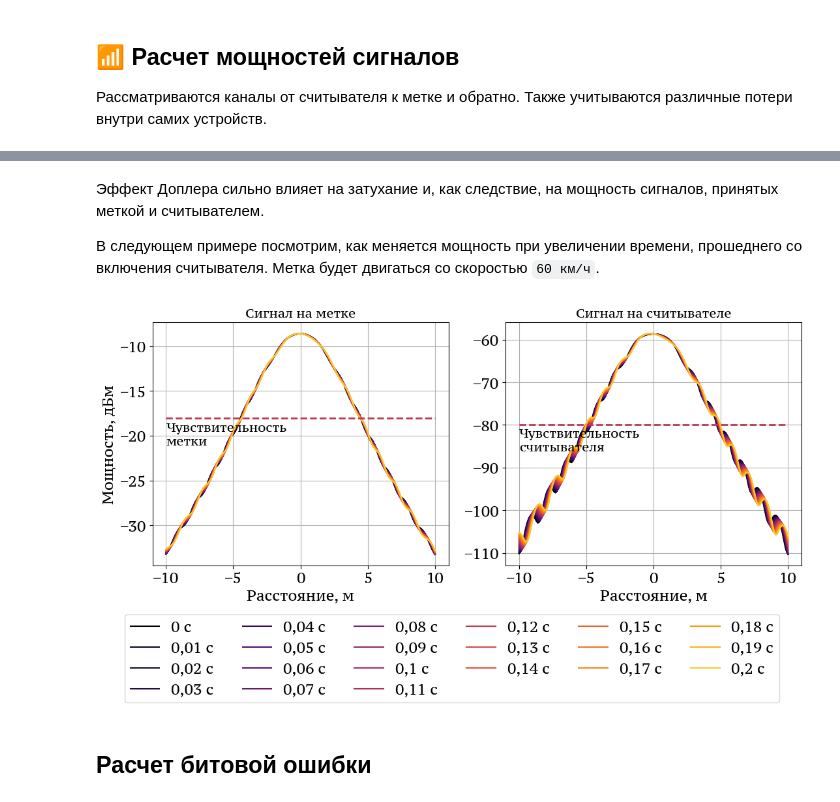
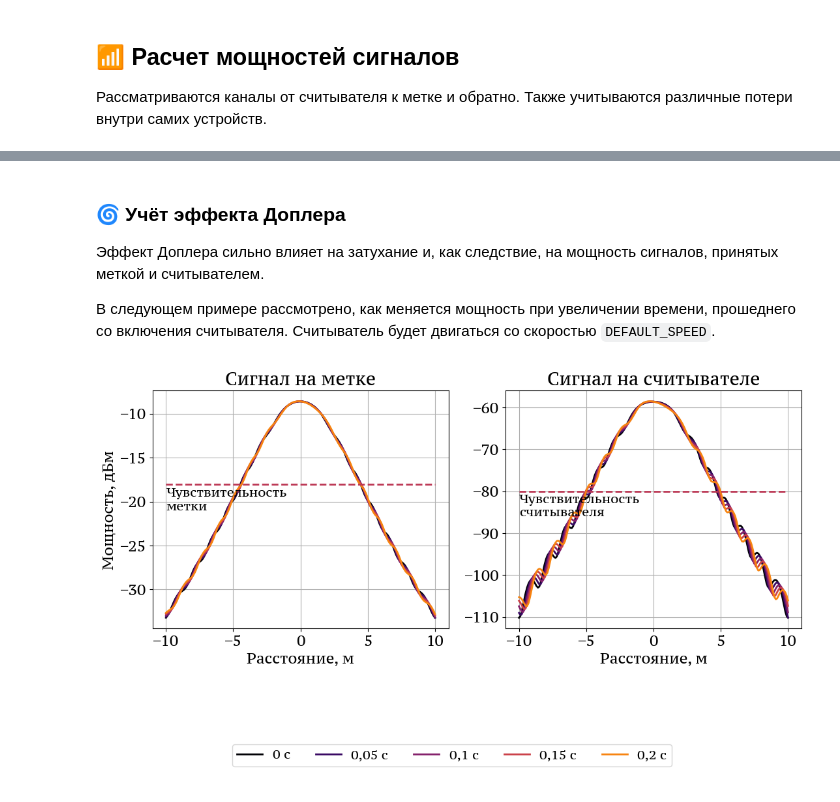
Before and after one commit to VilmenAbramian/simulation, a Jupyter notebook: pysim/experiments/channel.ipynb, the cells around one changed output, grey strips where cells are left out. Drawn from its saved outputs; the diff is of its cells as text; code cells hidden in the pictures.

```diff
--- a/pysim/experiments/channel.ipynb
+++ b/pysim/experiments/channel.ipynb
@@ -34,3 +41,5 @@ setup_matplotlib()
+# %%
+DIRECTORY = 'channel'
 # %% [markdown]
 ### 🌍 Параметры окружающей среды
 # %%
@@ -57,13 +73,10 @@ RADIATION_PATTERN = channel.rp_dipole
 # %% [markdown]
 ### 📶 Параметры RFID считывателя
 # %%
-DEFAULT_SPEED = 10             # Метров в секунду
-DEFAULT_ORIENTATION = 'front'  # front или back
-
-READER_POS = np.array((5.0, 0, 5))               # Высота 5 метров
-vector = np.array((0, 0, -1))
-READER_ANTENNA_DIRECTION =  vector/np.linalg.norm(vector)
-READER_POLARIZATION = CIRCULAR_POLARIZATION        # Поляризация антенны
+DEFAULT_SPEED = 10               # Метров в секунду
+READER_POS = np.array((5, 0, 5)) # Высота 5 метров
+READER_ANTENNA_DIRECTION = channel.normalize(np.array((0, 0, -1)))
+READER_POLARIZATION = CIRCULAR_POLARIZATION # Поляризация антенны
 READER_GAIN = 8            # Усиление антенны
 READER_CABLE_LOSS = -2.0   # dBm
 READER_NOISE = -80.0       # dBm
@@ -78,7 +91,7 @@ TRCAL_MUL = 1.95 # TODO: унифицировать везде множител
 ### 🏷️ Параметры RFID метки
 # %%
 TAG_POS = np.array((5.0, 0, 0))                # Метка на земле
-TAG_ANTENNA_DIRECTION = np.array((0, 0, 1.0))  # Направление антенны метки (вверх)
+TAG_ANTENNA_DIRECTION = channel.normalize(((0, 0, 1.0)))  # Направление антенны метки (вверх)
 TAG_POLARIZATION = HORIZONTAL_POLARIZATION     # Поляризация антенны
 TAG_SENSITIVITY = -18.0       # dBm
 TAG_GAIN = 2.0                # Усиление антенны
@@ -514,64 +462,67 @@ plot_budget(image_name='', save_fig=False)
 # %% [markdown]
-Эффект Доплера сильно влияет на затухание и, как следствие, на мощность
-сигналов,  принятых меткой и считывателем.
+### 🌀 Учёт эффекта Доплера
 
-В следующем примере посмотрим, как меняется мощность при увеличении времени,
-прошеднего со включения считывателя. Метка будет двигаться со скоростью
-`60 км/ч`.
+Эффект Доплера сильно влияет на затухание и, как следствие, на мощность сигналов, принятых меткой и считывателем.
+
+В следующем примере рассмотрено, как меняется мощность при увеличении времени, прошеднего со включения считывателя. Считыватель будет двигаться со скоростью `DEFAULT_SPEED`.
 # %%
-def plot_received_power_doppler(image_name: str = '', save_fig: bool = False) -> None:
+def plot_received_power_doppler(
+    image_name: str = 'Power Dopler', save_fig: bool = False
+) -> None:
     """
     Нарисовать графики мощностей сигналов, принятых меткой и считывателем,
     с учетом эффекта Допера.
     Переменная t в этих графиках — это время, прошедшее с начала движения считывателя.
 
     Args:
         image_name (str): имя файла без расширения
+        save_fig: сохранить ли изображение
     """
-    ox_axis = np.linspace(MINIMUM_DISTANCE+5, MAXIMUM_DISTANCE-5, GRID_STEP)
-    times = np.linspace(0, 0.2, 21)
+    # Задание областей моделирования
+    ox_axis = np.linspace(
+        MINIMUM_DISTANCE+D_SHIFT, MAXIMUM_DISTANCE-D_SHIFT, GRID_STEP
+    )
+    times = np.linspace(MINIMUM_TIME, MAXIMUM_TIME, DOPPLER_LINES_COUNT)
     v = channel.kmph2mps(DEFAULT_SPEED)
-    fig, (ax0, ax1) = plt.subplots(figsize=(FIGSIZE[0]*1.4, FIGSIZE[1]), nrows=1, ncols=2)
+    fig, (ax0, ax1) = plt.subplots(
+        figsize=(GraphConsts.FIGSIZE[0]*1.4, GraphConsts.FIGSIZE[1]), nrows=1, ncols=2
+    ) # Растяжение области построения графиков, чтобы влезло 2 изображения
 
     for i, t in enumerate(times):
+        # Получение результатов
         tag_accepted_power = [get_tag_rx(x, v, t) for x in ox_axis]
         tag_radiated_power = [get_tag_tx(power) for power in tag_accepted_power]
-        reader_accepted_power = [get_reader_rx(x, v, t, power) for (x, power) in zip(ox_axis, tag_radiated_power)]
-
+        reader_accepted_power = [get_reader_rx(x, v, t, power)
+                                 for (x, power) in zip(ox_axis, tag_radiated_power)]
+        # Построение кривых
         color = get_color(i / (len(times) * 1.1))
-
         ax0.plot(ox_axis, tag_accepted_power, label=f'{t:n} с', color=color)
         ax1.plot(ox_axis, reader_accepted_power, color=color)
 
+    # Оформление графиков
     ax0.set_ylabel('Мощность, дБм')
     for ax in (ax0, ax1):
         ax.grid()
         ax.set_xlabel('Расстояние, м')
-
-
-    ax0.set_title('Сигнал на метке', fontsize=LEGEND_FONTSIZE)
-    ax1.set_title('Сигнал на считывателе', fontsize=LEGEND_FONTSIZE)
-
+    ax0.set_title('Сигнал на метке')
+    ax1.set_title('Сигнал на считывателе')
     ax0.hlines(y=TAG_SENSITIVITY, xmin=ox_axis[0], xmax=ox_axis[-1],
-               colors=get_color(0.5), linestyles='--', linewidths=LINEWIDTH)
+               colors=get_color(0.5), linestyles='--')
     ax1.hlines(y=READER_SENSITIVITY, xmin=ox_axis[0], xmax=ox_axis[-1],
-               colors=get_color(0.5), linestyles='--', linewidths=LINEWIDTH)
-
+               colors=get_color(0.5), linestyles='--')
     ax0.text(x=ox_axis[0], y=TAG_SENSITIVITY - 3, s='Чувствительность\nметки',
-         fontsize=LEGEND_FONTSIZE, style='italic')
-
+         fontsize=GraphConsts.LEGEND_FONTSIZE, style='italic')
     ax1.text(x=ox_axis[0], y=READER_SENSITIVITY - 6, s='Чувствительность\nсчитывателя',
-         fontsize=LEGEND_FONTSIZE, style='italic')
-
+         fontsize=GraphConsts.LEGEND_FONTSIZE, style='italic')
     handles, labels = ax0.get_legend_handles_labels()
     fig.legend(handles, labels, loc='lower center',
                bbox_to_anchor=(0.5, -0.28), ncol=6)
-
     plt.tight_layout()
 
-plot_received_power_doppler('', save_fig = False)
+    if save_fig:
+        savefig(name=image_name, directory=DIRECTORY)
+
+plot_received_power_doppler(save_fig = True)
 # %% [output]
-[figure, old version]
+[figure, new version]
-# %% [markdown]
-## Расчет битовой ошибки
 # %% [markdown]
```
Also changed, not shown: parts of 23 cells of this notebook, 18 other files.
